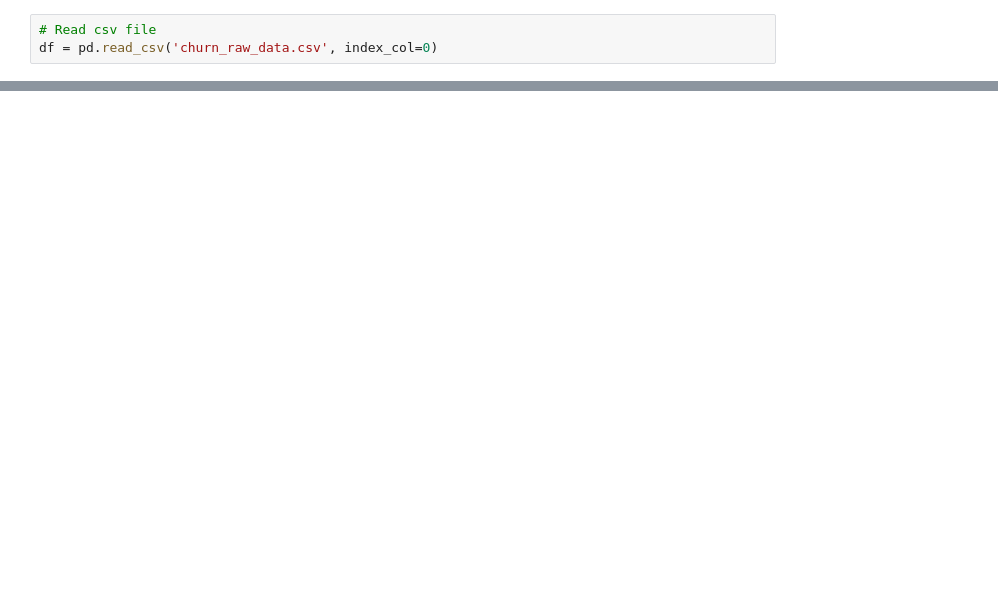
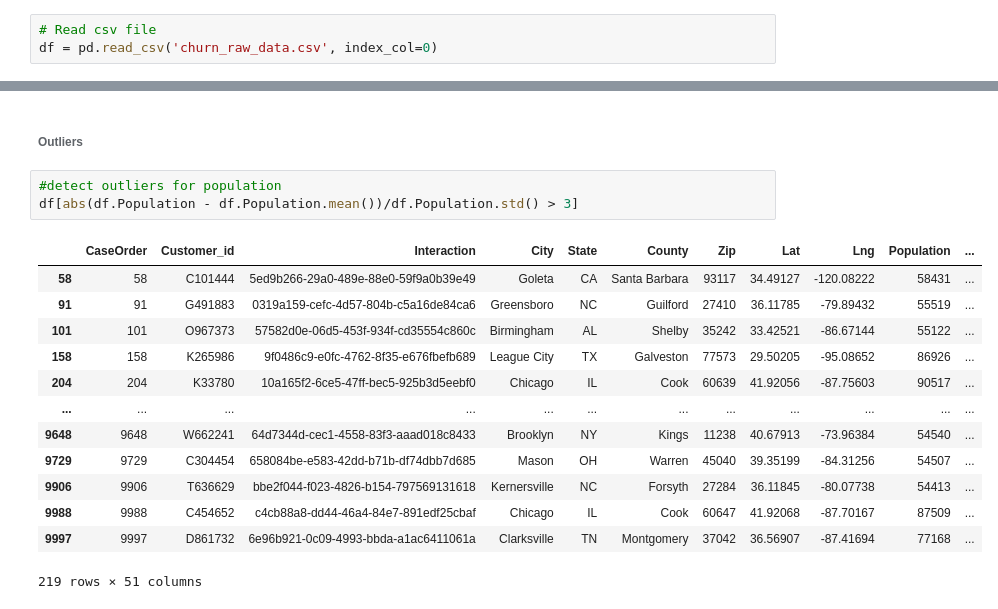
Before and after one commit to codekorn/WGU, a Jupyter notebook: D206/D206 Assignment.ipynb, the cells around one changed output, grey strips where cells are left out. Cells and saved outputs as stored; diff of their text form; blank space fills up the shorter version.

```diff
--- a/D206/D206 Assignment.ipynb
+++ b/D206/D206 Assignment.ipynb
@@ -597,0 +714,19 @@ df.info()
+# %% [markdown]
+###### Outliers
+# %%
+#detect outliers for population
+df[abs(df.Population - df.Population.mean())/df.Population.std() > 3]
+# %% [output]
+|  | CaseOrder | Customer_id | Interaction | City | State | County | Zip | Lat | Lng | Population | ... |
+| 58 | 58 | C101444 | 5ed9b266-29a0-489e-88e0-59f9a0b39e49 | Goleta | CA | Santa Barbara | 93117 | 34.49127 | -120.08222 | 58431 | ... |
+| 91 | 91 | G491883 | 0319a159-cefc-4d57-804b-c5a16de84ca6 | Greensboro | NC | Guilford | 27410 | 36.11785 | -79.89432 | 55519 | ... |
+| 101 | 101 | O967373 | 57582d0e-06d5-453f-934f-cd35554c860c | Birmingham | AL | Shelby | 35242 | 33.42521 | -86.67144 | 55122 | ... |
+| 158 | 158 | K265986 | 9f0486c9-e0fc-4762-8f35-e676fbefb689 | League City | TX | Galveston | 77573 | 29.50205 | -95.08652 | 86926 | ... |
+| 204 | 204 | K33780 | 10a165f2-6ce5-47ff-bec5-925b3d5eebf0 | Chicago | IL | Cook | 60639 | 41.92056 | -87.75603 | 90517 | ... |
+| ... | ... | ... | ... | ... | ... | ... | ... | ... | ... | ... | ... |
+| 9648 | 9648 | W662241 | 64d7344d-cec1-4558-83f3-aaad018c8433 | Brooklyn | NY | Kings | 11238 | 40.67913 | -73.96384 | 54540 | ... |
+| 9729 | 9729 | C304454 | 658084be-e583-42dd-b71b-df74dbb7d685 | Mason | OH | Warren | 45040 | 39.35199 | -84.31256 | 54507 | ... |
+| 9906 | 9906 | T636629 | bbe2f044-f023-4826-b154-797569131618 | Kernersville | NC | Forsyth | 27284 | 36.11845 | -80.07738 | 54413 | ... |
+| 9988 | 9988 | C454652 | c4cb88a8-dd44-46a4-84e7-891edf25cbaf | Chicago | IL | Cook | 60647 | 41.92068 | -87.70167 | 87509 | ... |
+| 9997 | 9997 | D861732 | 6e96b921-0c09-4993-bbda-a1ac6411061a | Clarksville | TN | Montgomery | 37042 | 36.56907 | -87.41694 | 77168 | ... |
+219 rows × 51 columns
```
Also changed, not shown: parts of 64 cells of this notebook, 3 other files.
